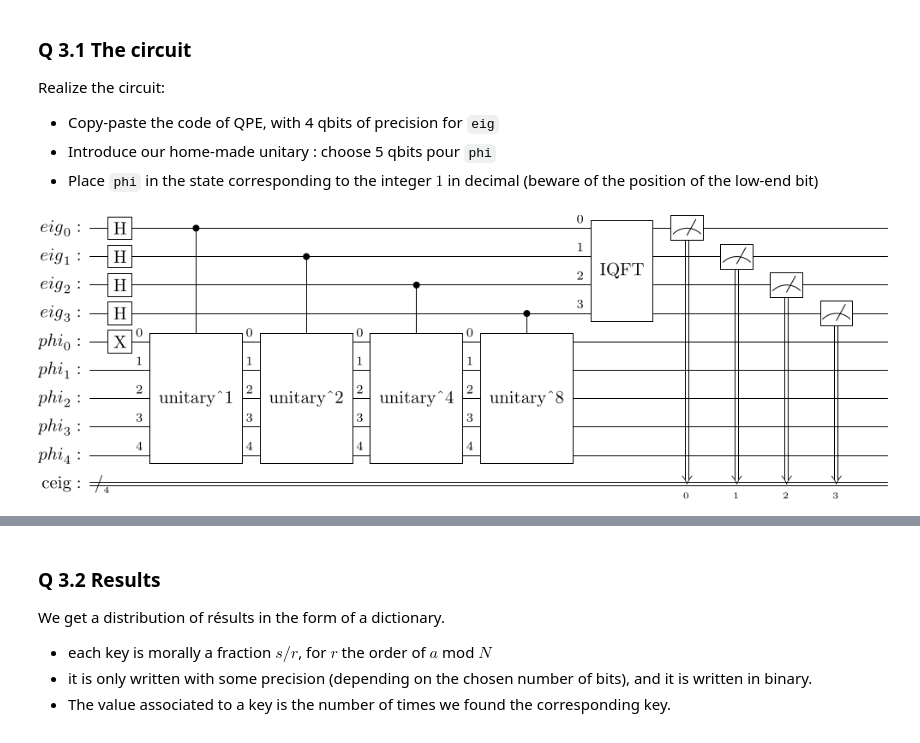
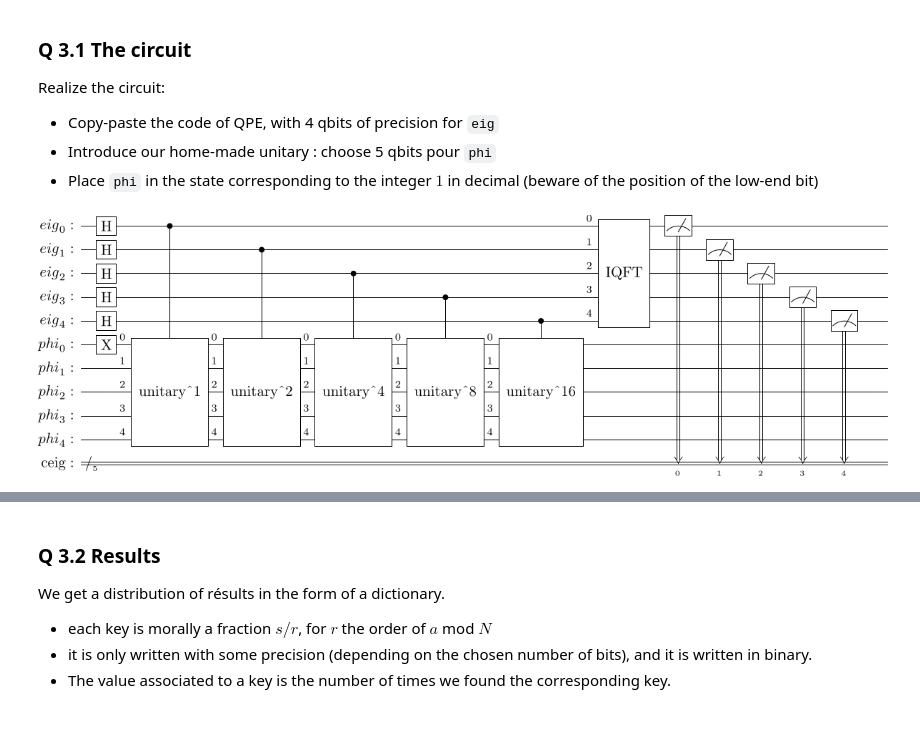
Before and after one commit to valoran-M/course_note_m1, a Jupyter notebook: intro_quantique/tp/TP-Shor.ipynb, the cells around one changed output, grey strips where cells are left out. Drawn from its saved outputs; the diff is of its cells as text; code cells hidden in the pictures.

```diff
--- a/intro_quantique/tp/TP-Shor.ipynb
+++ b/intro_quantique/tp/TP-Shor.ipynb
@@ -336,28 +333,28 @@ Realize the circuit:
 - Introduce our home-made unitary : choose 5 qbits pour `phi`
 - Place `phi` in the state corresponding to the integer $1$ in decimal (beware of the position of the low-end bit)
 # %%
-a = 7
-N = 30
-size_eig = 4
+a = 20
+N = 29
+size_eig = 5
 size_phi = 5
 
 eig = QuantumRegister(size_eig, name="eig")
 phi = QuantumRegister(size_phi, name="phi")
 ceig = ClassicalRegister(size_eig, name="ceig")
 qc = QuantumCircuit(eig,phi,ceig)
 
 qc.x(phi[0])
 U = gateMult(a,a,N,5)
 for i in range(0, size_eig):
     qc.h(eig[i])
     qc.append(U.power(2**i).control(), [eig[i]] + list(phi))
 
 qc.append(QFT(size_eig).inverse(), eig)
 qc.measure(eig, ceig)
 
 qc.draw('latex')
 # %% [output]
-[figure, old version]
+[figure, new version]
 # %%
 # Then we can run things.
 
```
Also changed, not shown: parts of 5 cells of this notebook.
